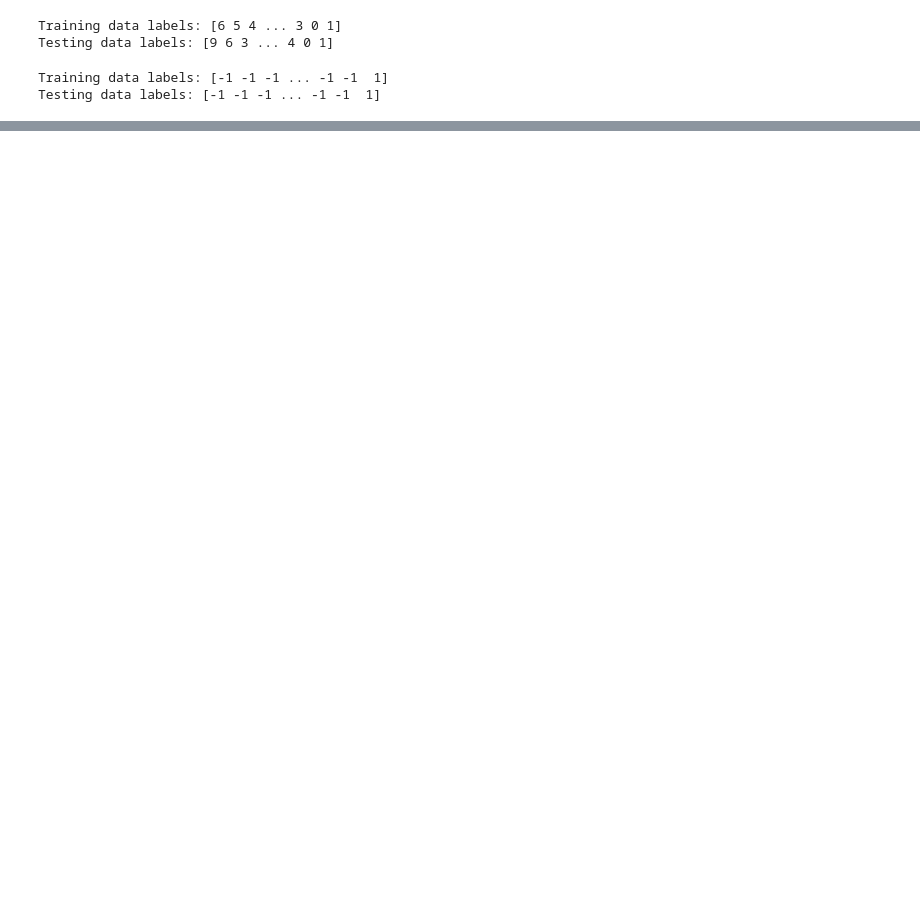
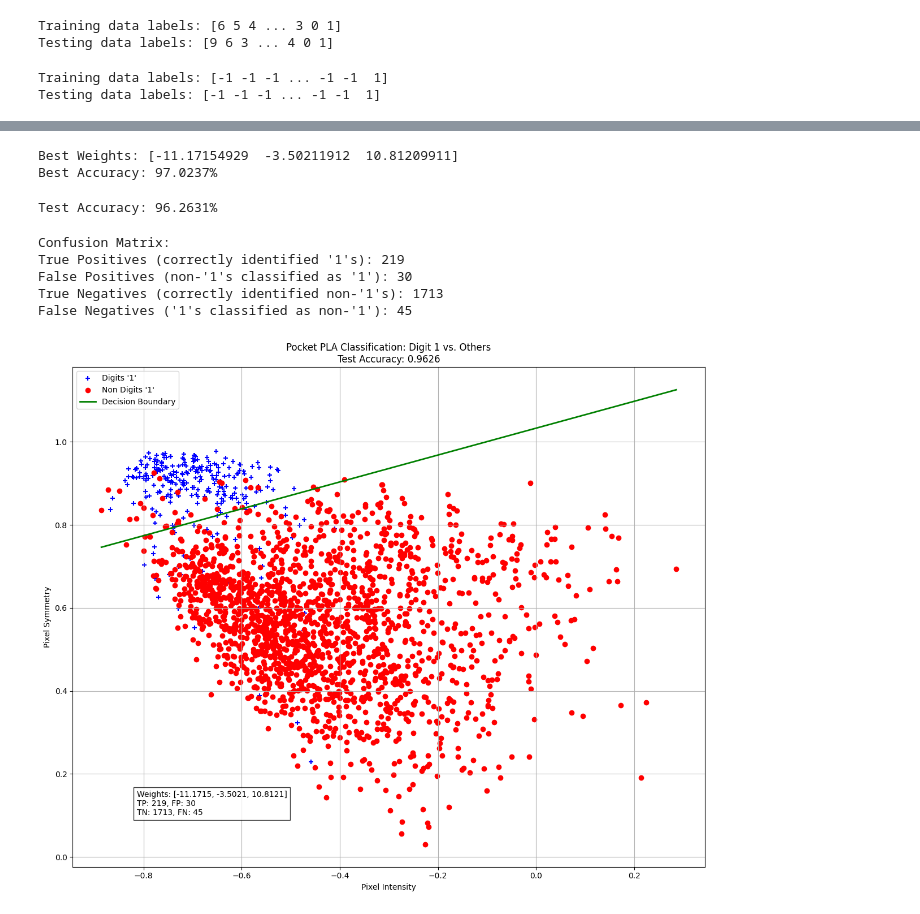
Before and after one commit to korisnik-samson/data-fusion_feature-extraction, a Jupyter notebook: dffe_hw2/HW2 Samson Offorjindu.ipynb, the cells around one changed output, grey strips where cells are left out. Saved outputs shown, nothing was run; the diff lists cells and outputs as text; code cells hidden in the pictures; blank space fills up the shorter version.

```diff
--- a/dffe_hw2/HW2 Samson Offorjindu.ipynb
+++ b/dffe_hw2/HW2 Samson Offorjindu.ipynb
@@ -303,6 +265,0 @@ def pocket_perceptron_algorithm(X, y, max_iterations=10000):
-# %%
-best_weights, best_accuracy, iterations = pocket_perceptron_algorithm(train_data_binaries, train_labels)
-
-print(f"Pocket PLA completed in {iterations} iterations")
-print(f"Best weights: {best_weights}")
-print(f"Best training accuracy: {best_accuracy:.4f}")
@@ -318,0 +315,72 @@ ValueError: shapes (2007,3) and (2,) not aligned: 3 (dim 1) != 2 (dim 0)
+# %%
+best_weights, best_accuracy = perceptron_learning_algorithm(X_train, y_train)
+
+print(f"Best Weights: {best_weights}")
+print(f"Best Accuracy: {best_accuracy * 100:.4f}%")
+# %% [output]
+Best Weights: [-11.17154929  -3.50211912  10.81209911]
+Best Accuracy: 97.0237%
+# %%
+X_test_with_bias = np.column_stack((np.ones(X_test.shape[0]), X_test))
+test_predictions = np.sign(np.dot(X_test_with_bias, best_weights))
+test_accuracy = np.mean(test_predictions == y_test)
+
+print(f"Test Accuracy: {test_accuracy * 100:.4f}%")
+# %% [output]
+Test Accuracy: 96.2631%
+# %%
+# Calculate confusion matrix
+true_positives = np.sum((test_predictions == 1) & (y_test == 1))
+false_positives = np.sum((test_predictions == 1) & (y_test == -1))
+true_negatives = np.sum((test_predictions == -1) & (y_test == -1))
+false_negatives = np.sum((test_predictions == -1) & (y_test == 1))
+
+print("\nConfusion Matrix:")
+print(f"True Positives (correctly identified '1's): {true_positives}")
+print(f"False Positives (non-'1's classified as '1'): {false_positives}")
+print(f"True Negatives (correctly identified non-'1's): {true_negatives}")
+print(f"False Negatives ('1's classified as non-'1'): {false_negatives}")
+# %% [output]
+Confusion Matrix:
+True Positives (correctly identified '1's): 219
+False Positives (non-'1's classified as '1'): 30
+True Negatives (correctly identified non-'1's): 1713
+False Negatives ('1's classified as non-'1'): 45
+# %%
+plt.figure(figsize=(12, 10))
+
+plt.scatter(
+    X_test[y_test == 1][:, 0], X_test[y_test == 1][:, 1],
+    color='blue', marker='+', label="Digits '1'"
+)
+
+plt.scatter(
+    X_test[y_test == -1][:, 0], X_test[y_test == -1][:, 1],
+    color='red', marker='o', label="Non Digits '1'"
+)
+
+# Decision boundary as w0 + w1X1 + w2X2 = 0 --> X2 = (-w0 - w1X1) / w2
+min_intensity = np.min(X_test[:, 0])
+max_intensity = np.max(X_test[:, 0])
+intensity_range = np.linspace(min_intensity, max_intensity, 100)
+decision_boundary = (-best_weights[0] - best_weights[1] * intensity_range) / best_weights[2]
+
+plt.plot(intensity_range, decision_boundary, color='green', linewidth=2, label='Decision Boundary')
+plt.title(f"Pocket PLA Classification: Digit 1 vs. Others\nTest Accuracy: {test_accuracy:.4f}")
+plt.xlabel('Pixel Intensity')
+plt.ylabel('Pixel Symmetry')
+plt.legend()
+plt.grid(True)
+
+model_info = (
+    # f'Iterations: {iterations}\n'
+    f'Weights: [{best_weights[0]:.4f}, {best_weights[1]:.4f}, {best_weights[2]:.4f}]\n'
+    f'TP: {true_positives}, FP: {false_positives}\n'
+    f'TN: {true_negatives}, FN: {false_negatives}'
+)
+plt.figtext(0.15, 0.15, model_info, bbox=dict(facecolor='white', alpha=0.8))
+
+plt.tight_layout()
+plt.show()
+# %% [output]
+[figure, added]
```
Also changed, not shown: parts of 13 cells of this notebook.
